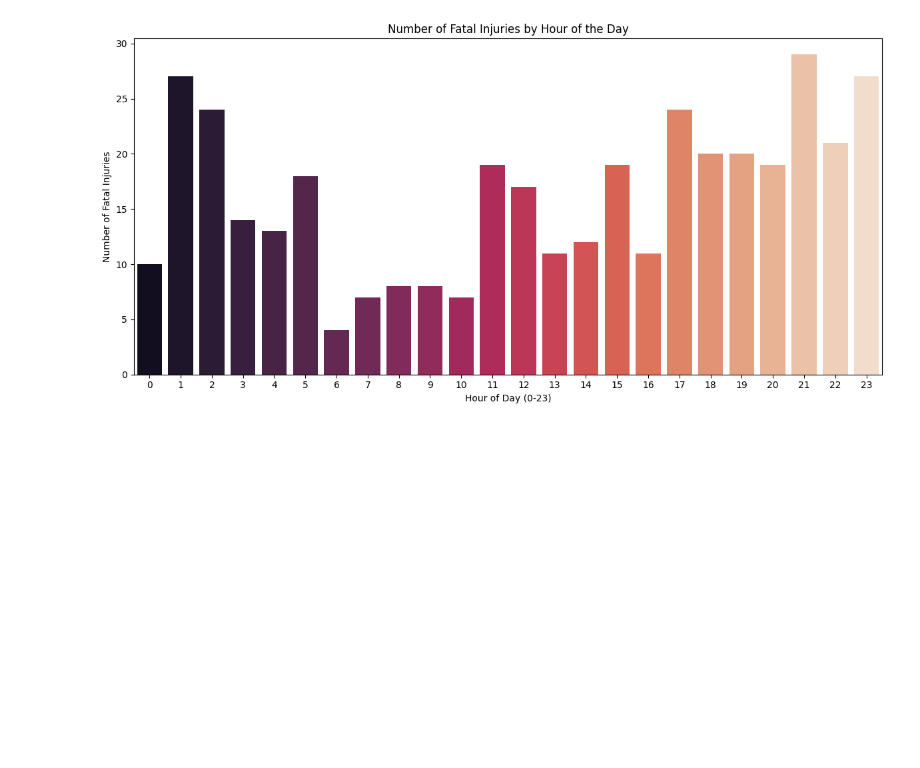
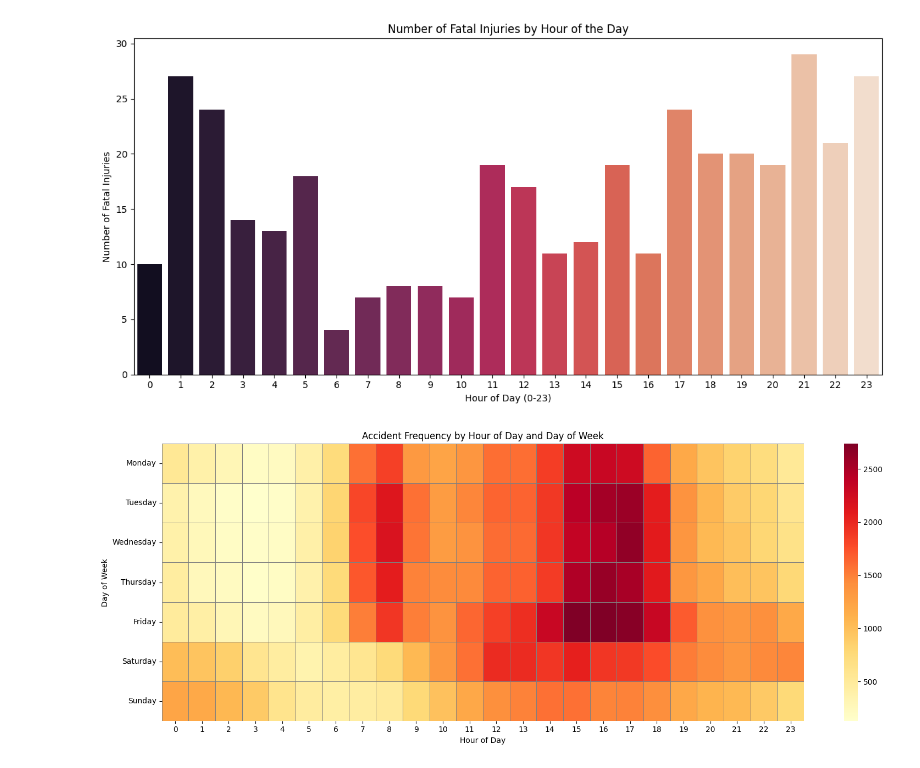
Before and after one commit to RodneyLey/Assignment1, a Jupyter notebook: assignment.ipynb, the cells around one changed output. Drawn from its saved outputs; the diff is of its cells as text; code cells hidden in the pictures; blank space fills up the shorter version.

```diff
--- a/assignment.ipynb
+++ b/assignment.ipynb
@@ -253,4 +253,29 @@ Passing `palette` without assigning `hue` is deprecated and will be removed in v
   sns.barplot(x=fatal_by_hour.index, y=fatal_by_hour.values, palette='rocket')
 [figure]
 # %%
-#Create a heatmap to analyze accident occurrences across different hours of the day and days of the week..
+#Create a heatmap to analyze accident occurrences across different hours of the day and days of the week.
+
+# 1. Convert crash_date to datetime (if not done yet)
+df['crash_datetime'] = pd.to_datetime(df['crash_date'], errors='coerce')
+
+# 2. Extract day of week and hour
+df['crash_hour'] = df['crash_datetime'].dt.hour
+df['crash_day'] = df['crash_datetime'].dt.day_name()
+
+# 3. Create a pivot table for the heatmap
+heatmap_data = df.pivot_table(index='crash_day', columns='crash_hour', values='crash_date', aggfunc='count')
+
+# 4. Reorder days to be in week order
+days_order = ['Monday', 'Tuesday', 'Wednesday', 'Thursday', 'Friday', 'Saturday', 'Sunday']
+heatmap_data = heatmap_data.reindex(days_order)
+
+# 5. Plot the heatmap
+plt.figure(figsize=(16, 6))
+sns.heatmap(heatmap_data, cmap='YlOrRd', linewidths=0.5, linecolor='gray')
+plt.title('Accident Frequency by Hour of Day and Day of Week')
+plt.xlabel('Hour of Day')
+plt.ylabel('Day of Week')
+plt.tight_layout()
+plt.show()
+# %% [output]
+[figure, added]
```
